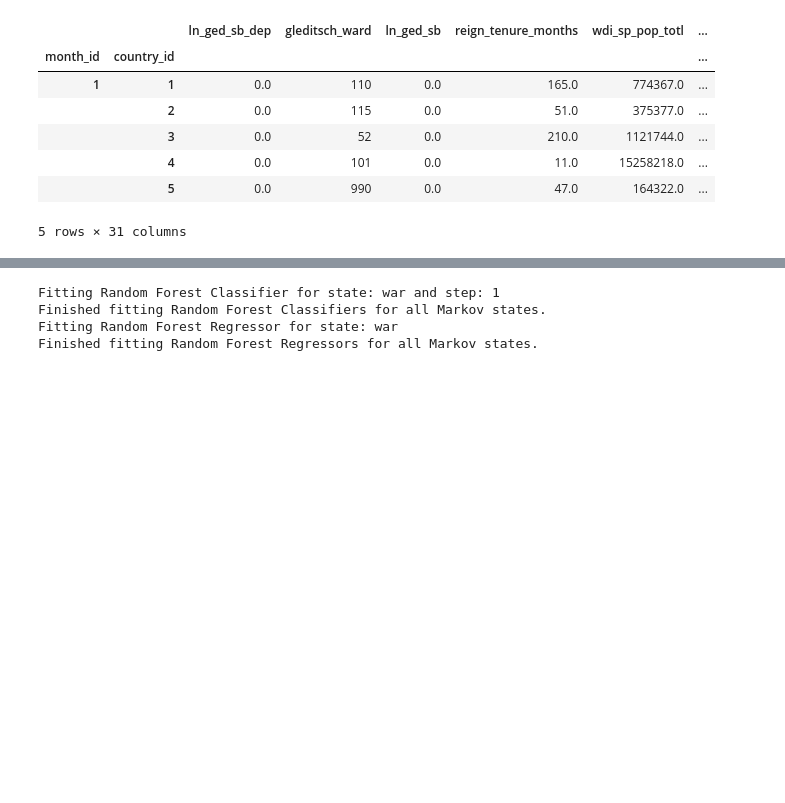
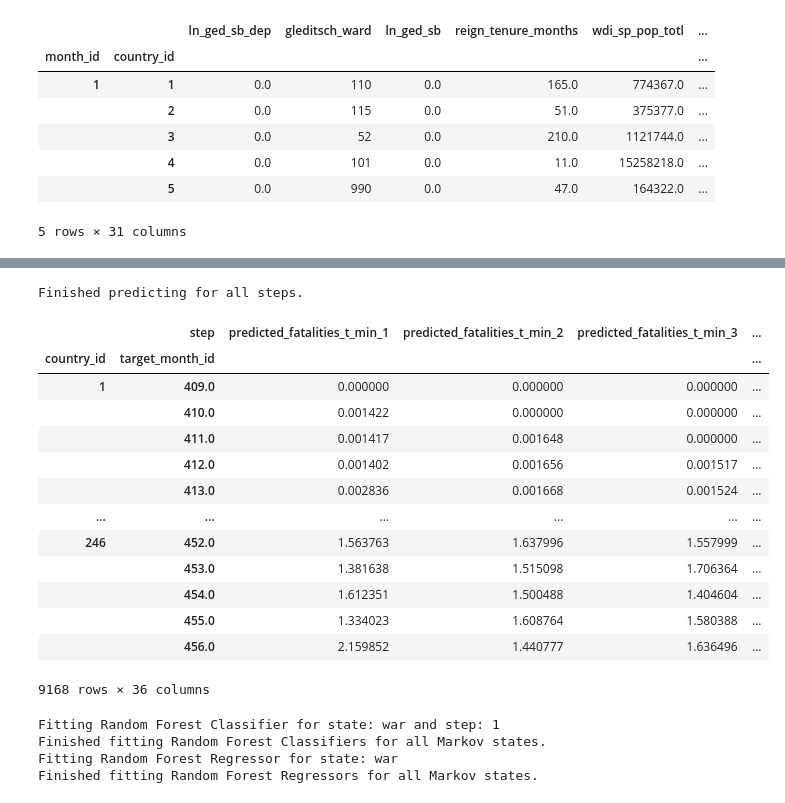
Before and after one commit to lboekestein/views-markov, a Jupyter notebook: sandbox/notebooks/sandbox.ipynb, the cells around one changed output, grey strips where cells are left out. Saved outputs shown, nothing was run; the diff lists cells and outputs as text; code cells hidden in the pictures; blank space fills up the shorter version.

```diff
--- a/sandbox/notebooks/sandbox.ipynb
+++ b/sandbox/notebooks/sandbox.ipynb
@@ -289,3 +291,21 @@ Finished fitting Random Forest Regressors for all Markov states.
+# %%
+mm_direct.predict(data, steps = range(1, 37))
+# %% [output]
+Finished predicting for all steps.
+|  | step | predicted_fatalities_t_min_1 | predicted_fatalities_t_min_2 | predicted_fatalities_t_min_3 | ... |
+| country_id | target_month_id |  |  |  | ... |
+| 1 | 409.0 | 0.000000 | 0.000000 | 0.000000 | ... |
+|  | 410.0 | 0.001422 | 0.000000 | 0.000000 | ... |
+|  | 411.0 | 0.001417 | 0.001648 | 0.000000 | ... |
+|  | 412.0 | 0.001402 | 0.001656 | 0.001517 | ... |
+|  | 413.0 | 0.002836 | 0.001668 | 0.001524 | ... |
+| ... | ... | ... | ... | ... | ... |
+| 246 | 452.0 | 1.563763 | 1.637996 | 1.557999 | ... |
+|  | 453.0 | 1.381638 | 1.515098 | 1.706364 | ... |
+|  | 454.0 | 1.612351 | 1.500488 | 1.404604 | ... |
+|  | 455.0 | 1.334023 | 1.608764 | 1.580388 | ... |
+|  | 456.0 | 2.159852 | 1.440777 | 1.636496 | ... |
+9168 rows × 36 columns
 # %%
 mm_transition = MarkovModel(
     partitioner_dict=partitioner_dict,
```
Also changed, not shown: parts of 4 cells of this notebook.
